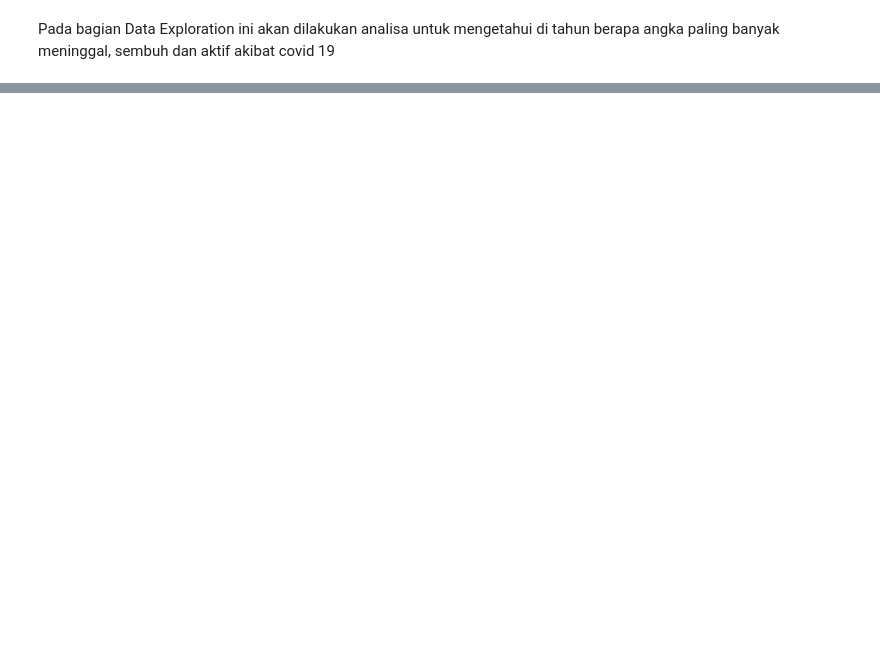
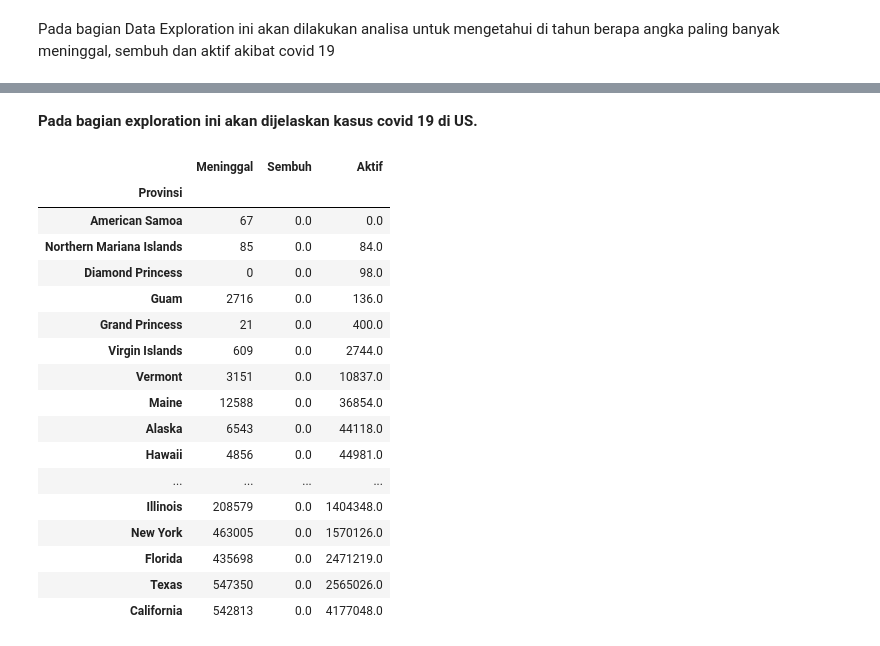
Before and after one commit to ditasila/test, a Jupyter notebook: Test_GD_1.ipynb, the cells around one changed output, grey strips where cells are left out. Cells and saved outputs as stored; diff of their text form; code cells hidden in the pictures; blank space fills up the shorter version.

```diff
--- a/Test_GD_1.ipynb
+++ b/Test_GD_1.ipynb
@@ -253,0 +274,27 @@ TypeError: 'DataFrame' object is not callable
+# %% [markdown]
+**Pada bagian exploration ini akan dijelaskan kasus covid 19 di US.**
+# %%
+US_cases_covid_19 = cases_covid_19.copy()
+prov_US_cases_covid_19 = US_cases_covid_19.loc[US_cases_covid_19['Negara'] == 'US']
+new_prov_US_cases_covid_19 = prov_US_cases_covid_19.groupby('Provinsi')[['Meninggal', 'Sembuh', 'Aktif']].sum()
+new_prov_US_cases_covid_19.drop(index='Recovered', inplace=True)
+new_prov_US_cases_covid_19.sort_values('Aktif')
+# %% [output]
+|  | Meninggal | Sembuh | Aktif |
+| Provinsi |  |  |  |
+| American Samoa | 67 | 0.0 | 0.0 |
+| Northern Mariana Islands | 85 | 0.0 | 84.0 |
+| Diamond Princess | 0 | 0.0 | 98.0 |
+| Guam | 2716 | 0.0 | 136.0 |
+| Grand Princess | 21 | 0.0 | 400.0 |
+| Virgin Islands | 609 | 0.0 | 2744.0 |
+| Vermont | 3151 | 0.0 | 10837.0 |
+| Maine | 12588 | 0.0 | 36854.0 |
+| Alaska | 6543 | 0.0 | 44118.0 |
+| Hawaii | 4856 | 0.0 | 44981.0 |
+| ... | ... | ... | ... |
+| Illinois | 208579 | 0.0 | 1404348.0 |
+| New York | 463005 | 0.0 | 1570126.0 |
+| Florida | 435698 | 0.0 | 2471219.0 |
+| Texas | 547350 | 0.0 | 2565026.0 |
+| California | 542813 | 0.0 | 4177048.0 |
```
Also changed, not shown: parts of 36 cells of this notebook.
